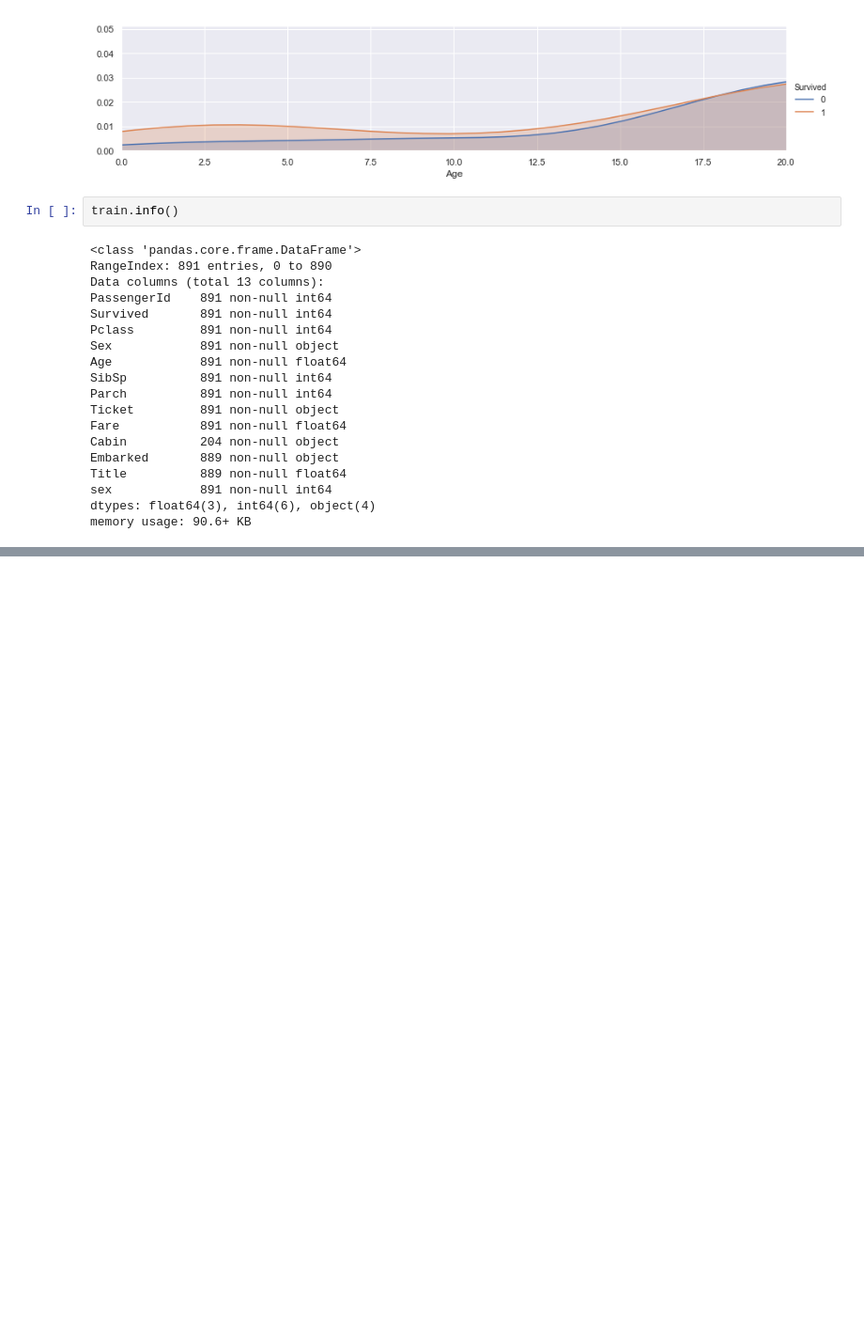
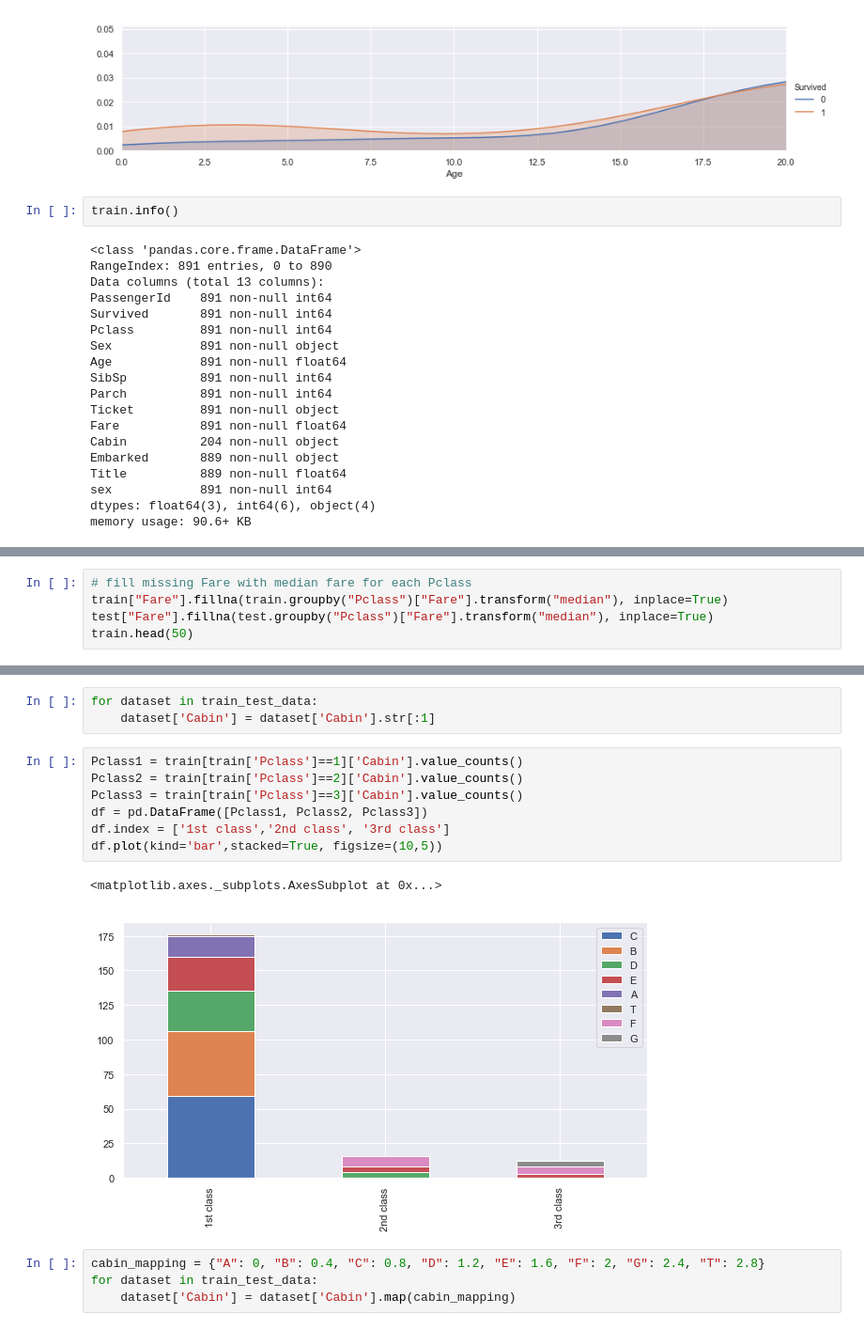
Before and after one commit to Guru4741/Titanic-Disaster-Prediction, a Jupyter notebook: Titanic.ipynb, the cells around one changed output, grey strips where cells are left out. Shown: that part at 94% size. Cells and saved outputs as stored; diff of their text form; blank space fills up the shorter version.

```diff
--- a/Titanic.ipynb
+++ b/Titanic.ipynb
@@ -263,0 +301,5 @@ memory usage: 90.6+ KB
+# %%
+# fill missing Fare with median fare for each Pclass
+train["Fare"].fillna(train.groupby("Pclass")["Fare"].transform("median"), inplace=True)
+test["Fare"].fillna(test.groupby("Pclass")["Fare"].transform("median"), inplace=True)
+train.head(50)
@@ -263,0 +350,17 @@ memory usage: 90.6+ KB
+# %%
+for dataset in train_test_data:
+    dataset['Cabin'] = dataset['Cabin'].str[:1]
+# %%
+Pclass1 = train[train['Pclass']==1]['Cabin'].value_counts()
+Pclass2 = train[train['Pclass']==2]['Cabin'].value_counts()
+Pclass3 = train[train['Pclass']==3]['Cabin'].value_counts()
+df = pd.DataFrame([Pclass1, Pclass2, Pclass3])
+df.index = ['1st class','2nd class', '3rd class']
+df.plot(kind='bar',stacked=True, figsize=(10,5))
+# %% [output]
+<matplotlib.axes._subplots.AxesSubplot at 0x...>
+[figure, added]
+# %%
+cabin_mapping = {"A": 0, "B": 0.4, "C": 0.8, "D": 1.2, "E": 1.6, "F": 2, "G": 2.4, "T": 2.8}
+for dataset in train_test_data:
+    dataset['Cabin'] = dataset['Cabin'].map(cabin_mapping)
```
Also changed, not shown: parts of 20 cells of this notebook.
